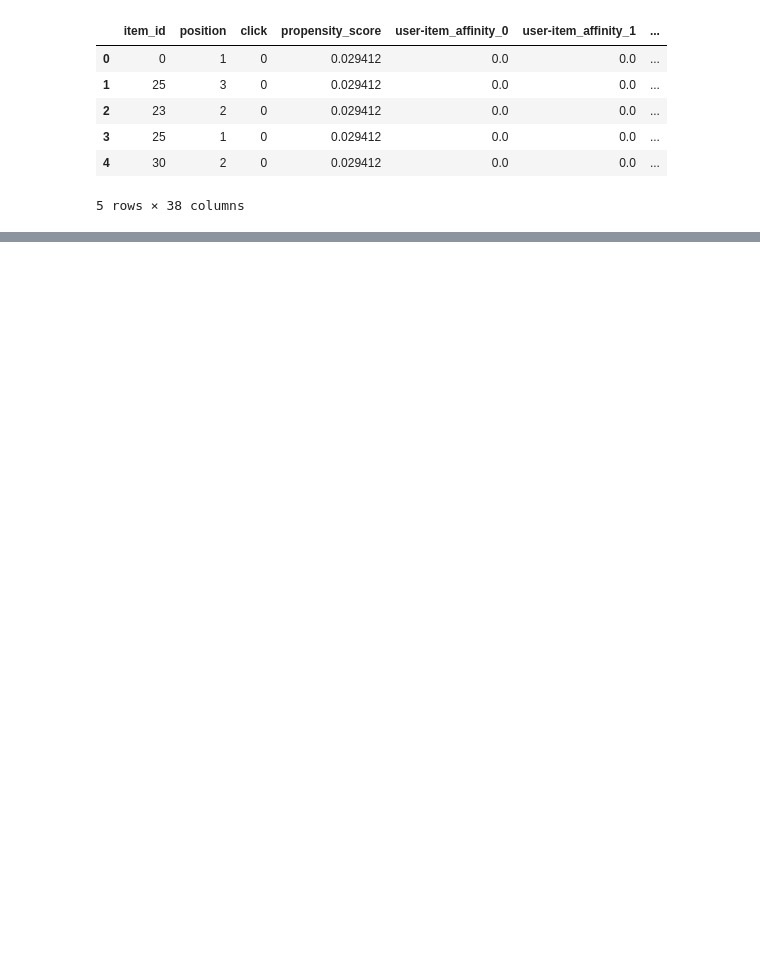
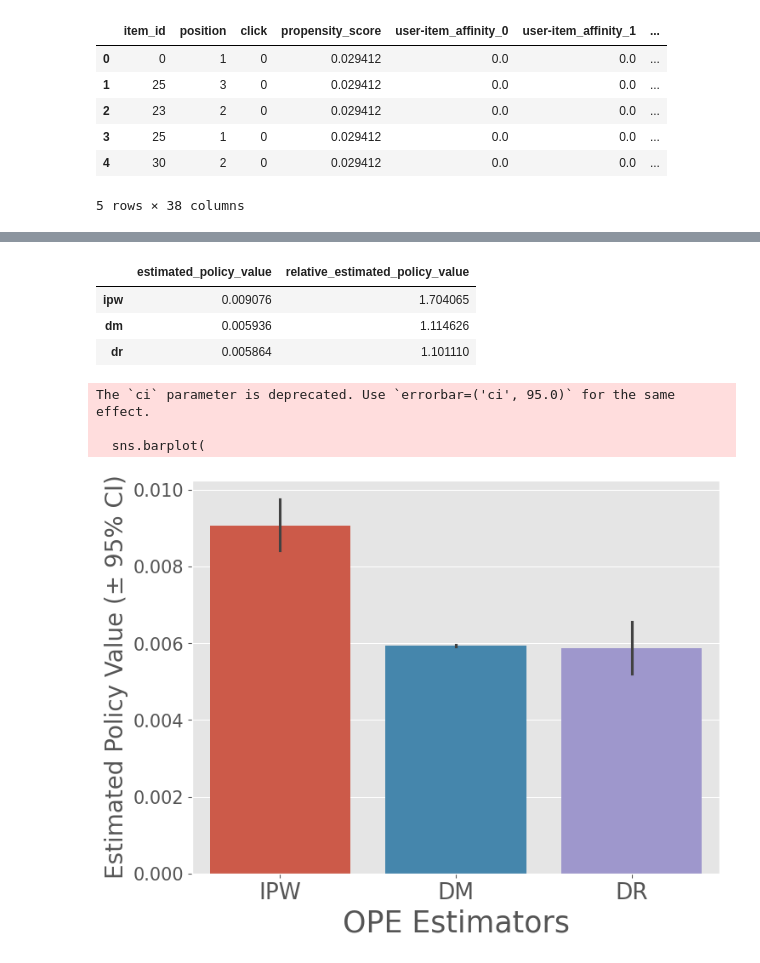
Before and after one commit to FelipeUC2020/Proyecto-recsys-2024-2, a Jupyter notebook: clusters_zozotown.ipynb, the cells around one changed output, grey strips where cells are left out. Drawn from its saved outputs; the diff is of its cells as text; code cells hidden in the pictures; blank space fills up the shorter version.

```diff
--- a/clusters_zozotown.ipynb
+++ b/clusters_zozotown.ipynb
@@ -93,0 +138,57 @@ TypeError: BanditPolicySimulator.__init__() got an unexpected keyword argument '
+# %%
+# estimate the expected rewards by using an ML model (Logistic Regression here)
+# the estimated rewards are used by model-dependent estimators such as DM and DR
+regression_model = RegressionModel(
+    n_actions=dataset_cluster_0.n_actions,
+    len_list=dataset_cluster_0.len_list,
+    action_context=dataset_cluster_0.action_context,
+    base_model=LogisticRegression(max_iter=1000, random_state=12345),
+)
+# %%
+estimated_rewards_by_reg_model = regression_model.fit_predict(
+    context=bandit_feedback["context"],
+    action=bandit_feedback["action"],
+    reward=bandit_feedback["reward"],
+    position=bandit_feedback["position"],
+    pscore=bandit_feedback["pscore"],
+    n_folds=3, # use 3-fold cross-fitting
+    random_state=12345,
+)
+# %%
+# estimate the policy value of BernoulliTS based on its action choice probabilities
+# it is possible to set multiple OPE estimators to the `ope_estimators` argument
+ope = OffPolicyEvaluation(
+    bandit_feedback=bandit_feedback,
+    ope_estimators=[InverseProbabilityWeighting(), DirectMethod(), DoublyRobust()]
+)
+
+# `summarize_off_policy_estimates` returns pandas dataframes including the OPE results
+estimated_policy_value, estimated_interval = ope.summarize_off_policy_estimates(
+    action_dist=action_dist,
+    estimated_rewards_by_reg_model=estimated_rewards_by_reg_model,
+    n_bootstrap_samples=10000, # number of resampling performed in bootstrap sampling.
+    random_state=12345,
+)
+# %%
+# the estimated policy value of the evaluation policy (the BernoulliTS policy)
+# relative_estimated_policy_value is the policy value of the evaluation policy
+# relative to the ground-truth policy value of the behavior policy (the Random policy here)
+estimated_policy_value
+# %% [output]
+|  | estimated_policy_value | relative_estimated_policy_value |
+| ipw | 0.009076 | 1.704065 |
+| dm | 0.005936 | 1.114626 |
+| dr | 0.005864 | 1.101110 |
+# %%
+# visualize the estimated policy values of BernoulliTS and their 95% confidence intervals (estimated by bootstrap)
+ope.visualize_off_policy_estimates(
+    action_dist=action_dist,
+    estimated_rewards_by_reg_model=estimated_rewards_by_reg_model,
+    n_bootstrap_samples=10000, # number of resampling performed in bootstrap sampling
+    random_state=12345,
+)
+# %% [output]
+The `ci` parameter is deprecated. Use `errorbar=('ci', 95.0)` for the same effect.
+
+  sns.barplot(
+[figure, added]
```
Also changed, not shown: parts of 19 cells of this notebook.
